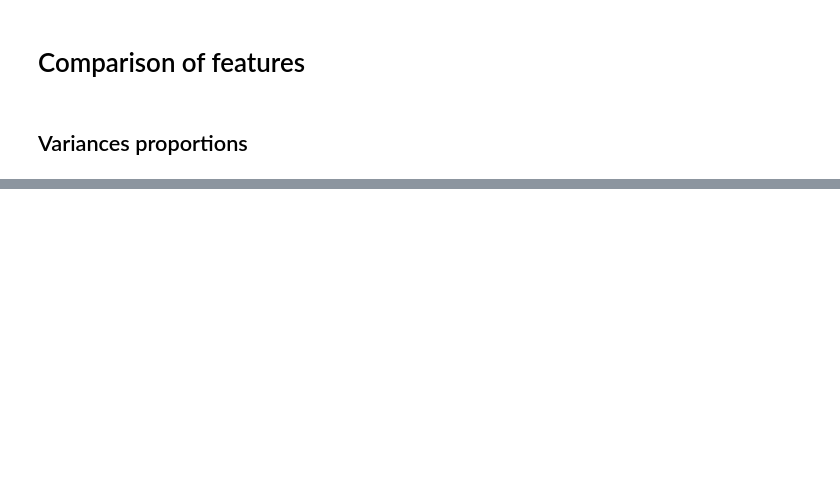
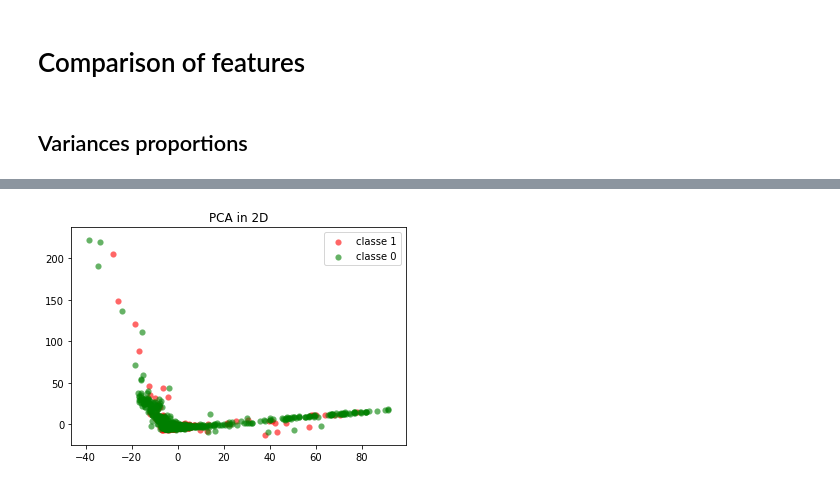
Before and after one commit to jhauret/Kaggle_KernelML_2021, a Jupyter notebook: FeaturesGeneration.ipynb, the cells around one changed output, grey strips where cells are left out. Cells and saved outputs as stored; diff of their text form; code cells hidden in the pictures; blank space fills up the shorter version.

```diff
--- a/FeaturesGeneration.ipynb
+++ b/FeaturesGeneration.ipynb
@@ -133,0 +127,4 @@ pca_visual(spectral_features)
+# %%
+pca_visual(XTrain0KF)
+# %% [output]
+[figure, added]
```
Also changed, not shown: parts of 20 cells of this notebook.
